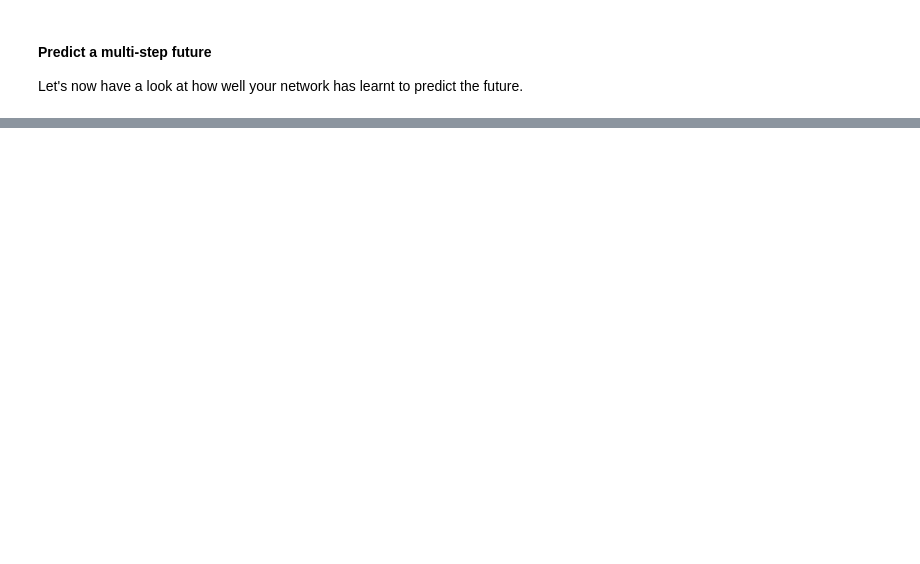
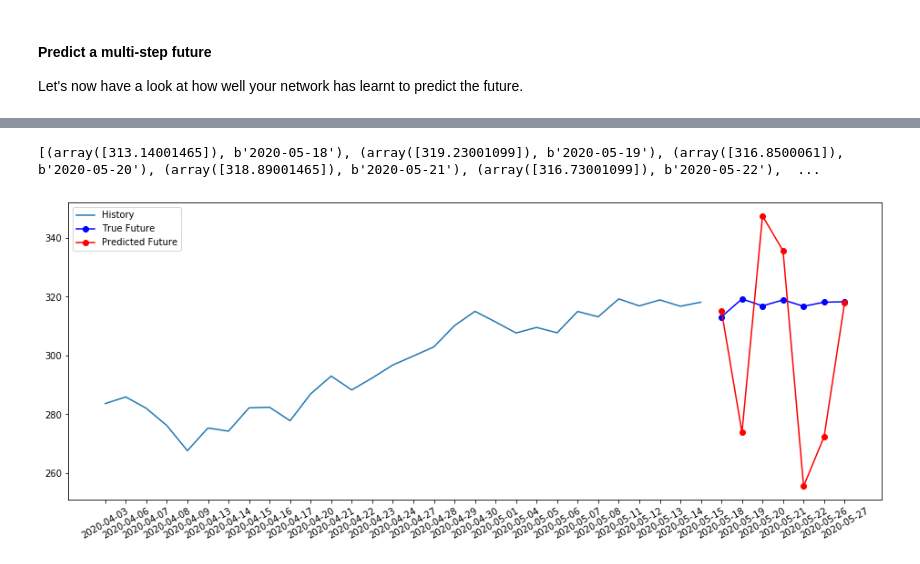
Before and after one commit to kozlowski-j/Stock-Market-Forecast, a Jupyter notebook: Tensorflow_first_model.ipynb, the cells around one changed output, grey strips where cells are left out. Saved outputs shown, nothing was run; the diff lists cells and outputs as text; code cells hidden in the pictures; blank space fills up the shorter version.

```diff
--- a/Tensorflow_first_model.ipynb
+++ b/Tensorflow_first_model.ipynb
@@ -259,0 +286,19 @@ KeyboardInterrupt:
+# %%
+for x, date in zip(test_data.take(1), test_dates.take(1)):
+
+    x = xy
+    x_dates, y_dates = date
+#     print(x[0])
+    history = x[0].numpy()[:, target_var_index]
+    history = return_original_scale(history, column_scaler['adjclose'])
+#     true_future = return_original_scale(y[0], column_scaler['adjclose'])
+    print([i for i in zip(true_future, y_dates[0].numpy())])
+    prediction = multi_step_model.predict(x)[0]
+    prediction_rescaled = return_original_scale(prediction, column_scaler['adjclose'])
+
+    multi_step_plot_dates(x_dates[0].numpy(), history,
+                          y_dates[0].numpy(),
+                          prediction_rescaled)
+# %% [output]
+[(array([313.14001465]), b'2020-05-18'), (array([319.23001099]), b'2020-05-19'), (array([316.8500061]), b'2020-05-20'), (array([318.89001465]), b'2020-05-21'), (array([316.73001099]), b'2020-05-22'),  ...
+[figure, added]
```
Also changed, not shown: parts of 16 cells of this notebook, 1 other file.
